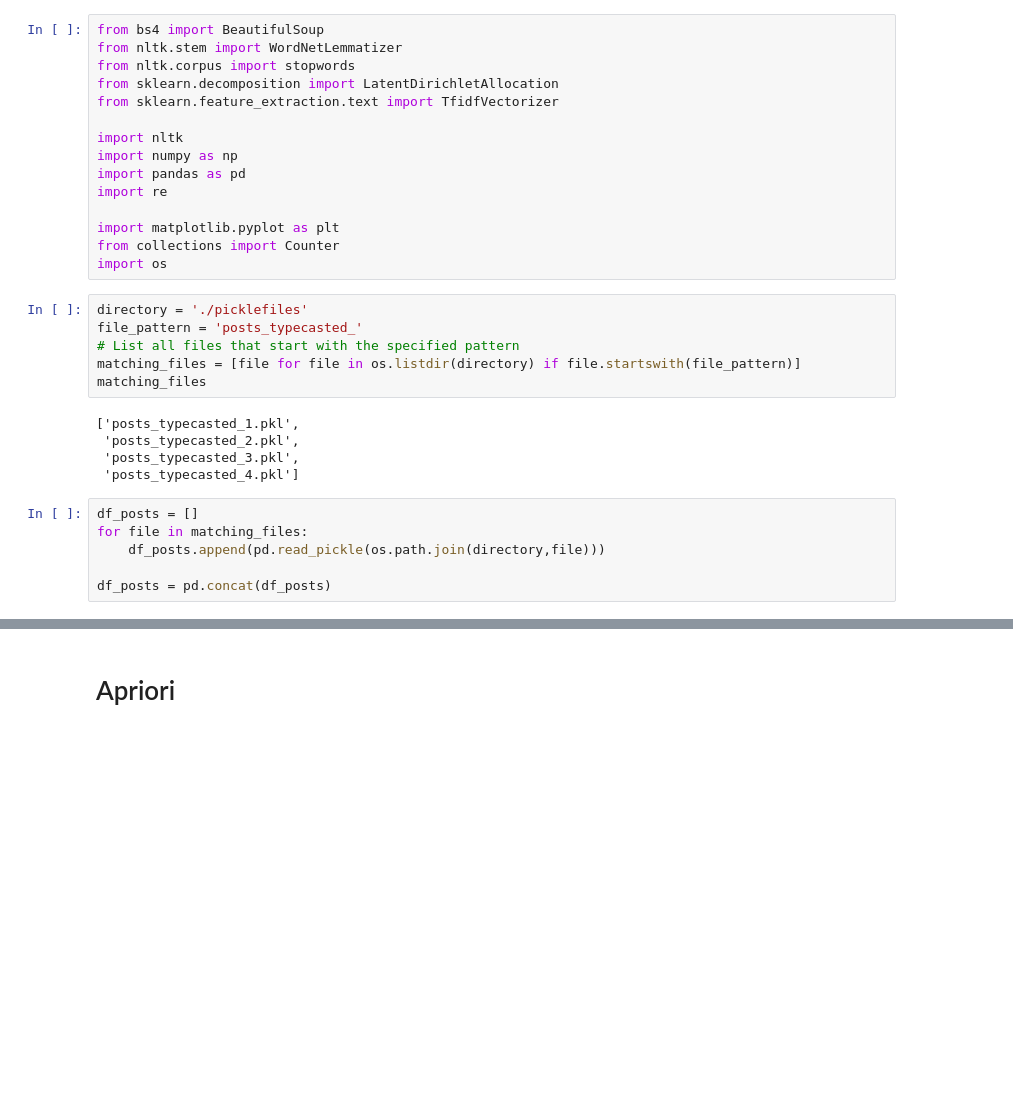
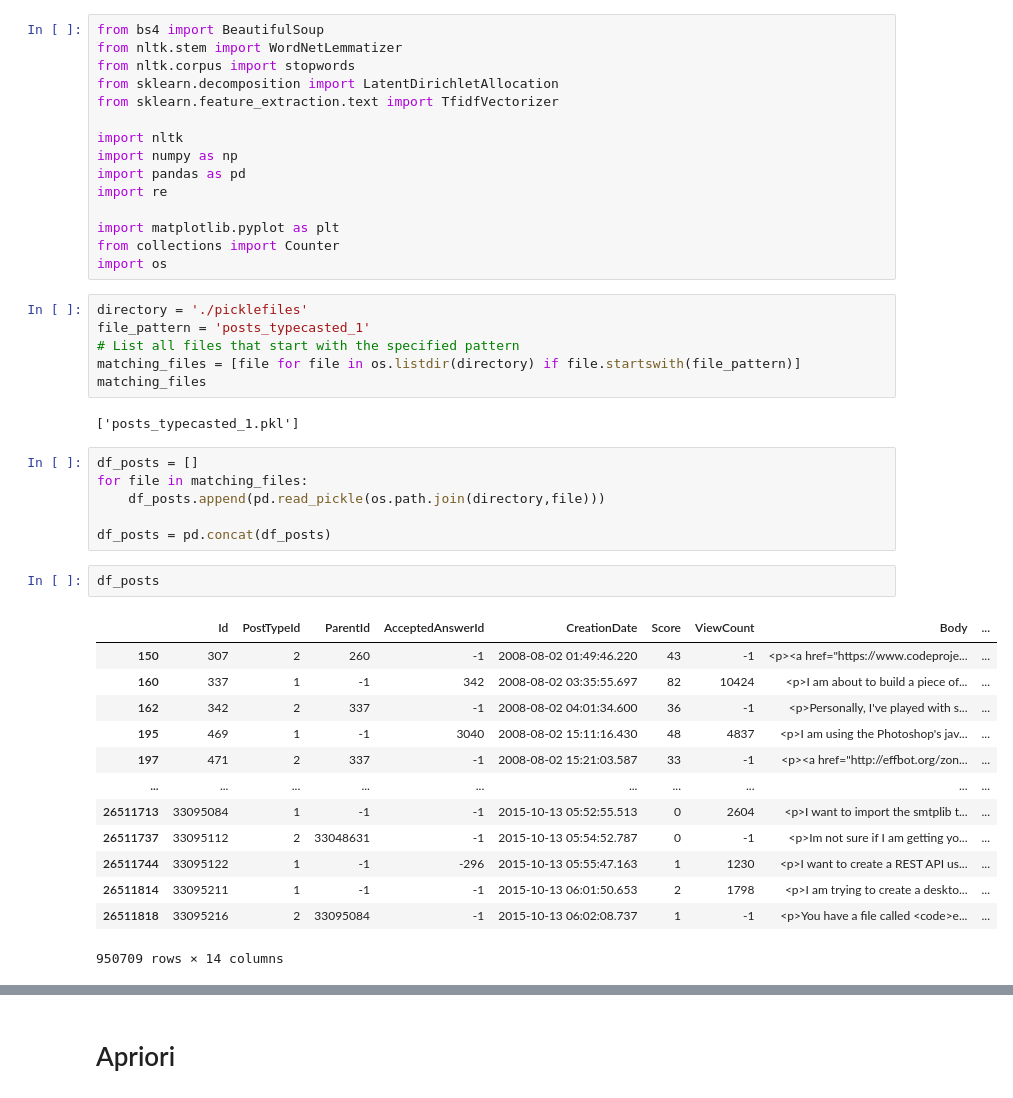
Before and after one commit to pierrehogenhaug/compToolsForDSProject, a Jupyter notebook: topics_alex.ipynb, the cells around one changed output, grey strips where cells are left out. Drawn from its saved outputs; the diff is of its cells as text; blank space fills up the shorter version.

```diff
--- a/topics_alex.ipynb
+++ b/topics_alex.ipynb
@@ -15,21 +15,34 @@ from collections import Counter
 import os
 # %%
 directory = './picklefiles'
-file_pattern = 'posts_typecasted_'
+file_pattern = 'posts_typecasted_1'
 # List all files that start with the specified pattern
 matching_files = [file for file in os.listdir(directory) if file.startswith(file_pattern)]
 matching_files
 # %% [output]
-['posts_typecasted_1.pkl',
- 'posts_typecasted_2.pkl',
- 'posts_typecasted_3.pkl',
- 'posts_typecasted_4.pkl']
+['posts_typecasted_1.pkl']
 # %%
 df_posts = []
 for file in matching_files:
     df_posts.append(pd.read_pickle(os.path.join(directory,file)))
 
 df_posts = pd.concat(df_posts)
+# %%
+df_posts
+# %% [output]
+|  | Id | PostTypeId | ParentId | AcceptedAnswerId | CreationDate | Score | ViewCount | Body | ... |
+| 150 | 307 | 2 | 260 | -1 | 2008-08-02 01:49:46.220 | 43 | -1 | <p><a href="https://www.codeproje... | ... |
+| 160 | 337 | 1 | -1 | 342 | 2008-08-02 03:35:55.697 | 82 | 10424 | <p>I am about to build a piece of... | ... |
+| 162 | 342 | 2 | 337 | -1 | 2008-08-02 04:01:34.600 | 36 | -1 | <p>Personally, I've played with s... | ... |
+| 195 | 469 | 1 | -1 | 3040 | 2008-08-02 15:11:16.430 | 48 | 4837 | <p>I am using the Photoshop's jav... | ... |
+| 197 | 471 | 2 | 337 | -1 | 2008-08-02 15:21:03.587 | 33 | -1 | <p><a href="http://effbot.org/zon... | ... |
+| ... | ... | ... | ... | ... | ... | ... | ... | ... | ... |
+| 26511713 | 33095084 | 1 | -1 | -1 | 2015-10-13 05:52:55.513 | 0 | 2604 | <p>I want to import the smtplib t... | ... |
+| 26511737 | 33095112 | 2 | 33048631 | -1 | 2015-10-13 05:54:52.787 | 0 | -1 | <p>Im not sure if I am getting yo... | ... |
+| 26511744 | 33095122 | 1 | -1 | -296 | 2015-10-13 05:55:47.163 | 1 | 1230 | <p>I want to create a REST API us... | ... |
+| 26511814 | 33095211 | 1 | -1 | -1 | 2015-10-13 06:01:50.653 | 2 | 1798 | <p>I am trying to create a deskto... | ... |
+| 26511818 | 33095216 | 2 | 33095084 | -1 | 2015-10-13 06:02:08.737 | 1 | -1 | <p>You have a file called <code>e... | ... |
+950709 rows × 14 columns
 # %%
 df_posts = df_posts[df_posts['ParentId'] == -1]
 def prune_python_tag(tag):
```
Also changed, not shown: parts of 26 cells of this notebook, 2 other files.
